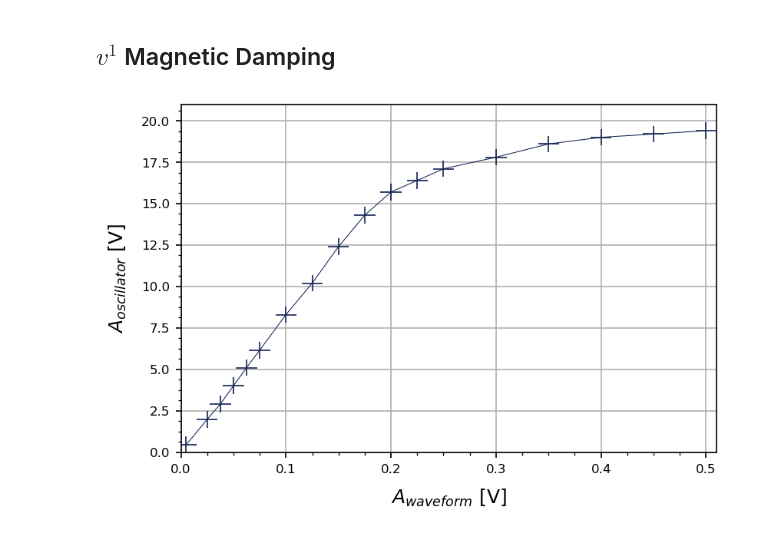
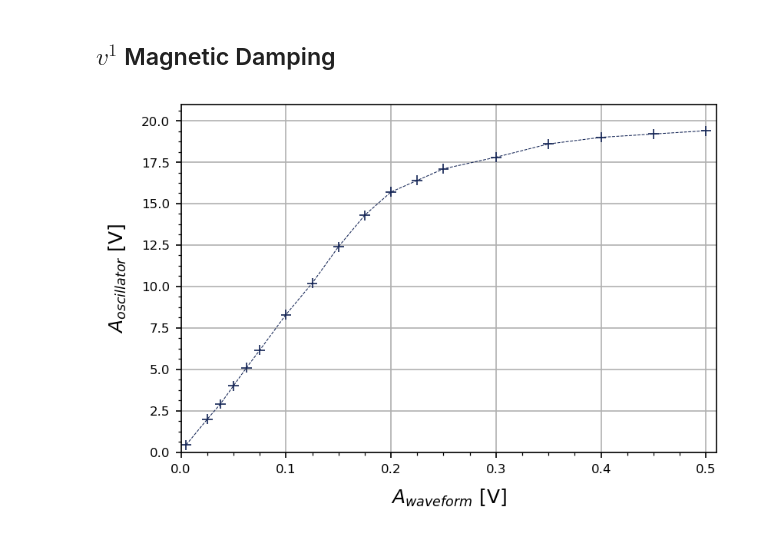
Before and after one commit to parallax-xallaraq/PHSX616, a Jupyter notebook: Lab3 - Torsional Oscillator/Code/Basic.ipynb, the cells around one changed output. Saved outputs shown, nothing was run; the diff lists cells and outputs as text; code cells hidden in the pictures.

```diff
--- a/Lab3 - Torsional Oscillator/Code/Basic.ipynb
+++ b/Lab3 - Torsional Oscillator/Code/Basic.ipynb
@@ -16,6 +16,7 @@ filenames: dict[str,str] = {
    'Resonance Vpp=5'    : path_data + 'ResonanceVpp5.csv',
    'Resonance Vpp=0.25' : path_data + 'ResonanceVpp025.csv',
    'V1 Ain-Aout'        : path_data + 'V1VarVpp.csv',
+   'V0 Ain-Aout t1'     : path_data + 'V0VarVpp_trial1.csv',
 } # t==trial
 
 tables: dict[str, dict[str, np.array]] = my.UnpackAllTables(filenames)
@@ -92,17 +94,17 @@ PlotXmanyY(
 # %%
 PlotXmanyY(
     x = tables['V1 Ain-Aout']['input Amp. [V]'],
     y  = [tables['V1 Ain-Aout']['Output Amp. [V]']],
     yleg = [None],
     c =[colors[0]],
-    xerr = 0.01,    # error on x axis
-    yerr = 0.5,    # error on y axis
+    xerr = 0.005,    # error on x axis
+    yerr = 0.3,    # error on y axis
     xlim = (0,.51),
     ylim=(0,21),
     xlab = '$A_{waveform}$ [V]', # label on x axis
     ylab = '$A_{oscillator}$ [V]', # label on y axis
-    linestyle = '-',   # style of xy curve line
+    linestyle = '--',   # style of xy curve line
     fileName = path_fig+'v1_AinAout.png'  # filename to save the figure as
 )
 # %% [output]
-[figure, old version]
+[figure, new version]
```
Also changed, not shown: parts of 4 cells of this notebook, 6 other files.
